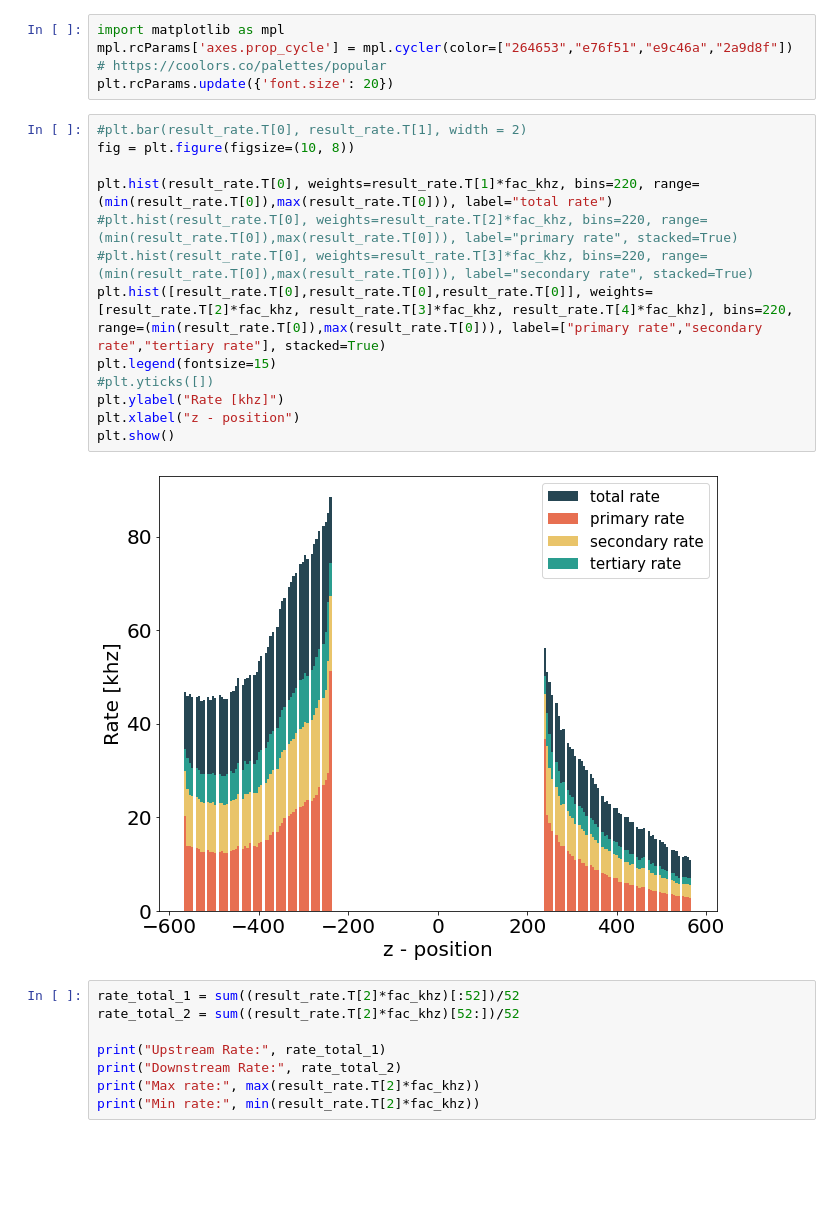
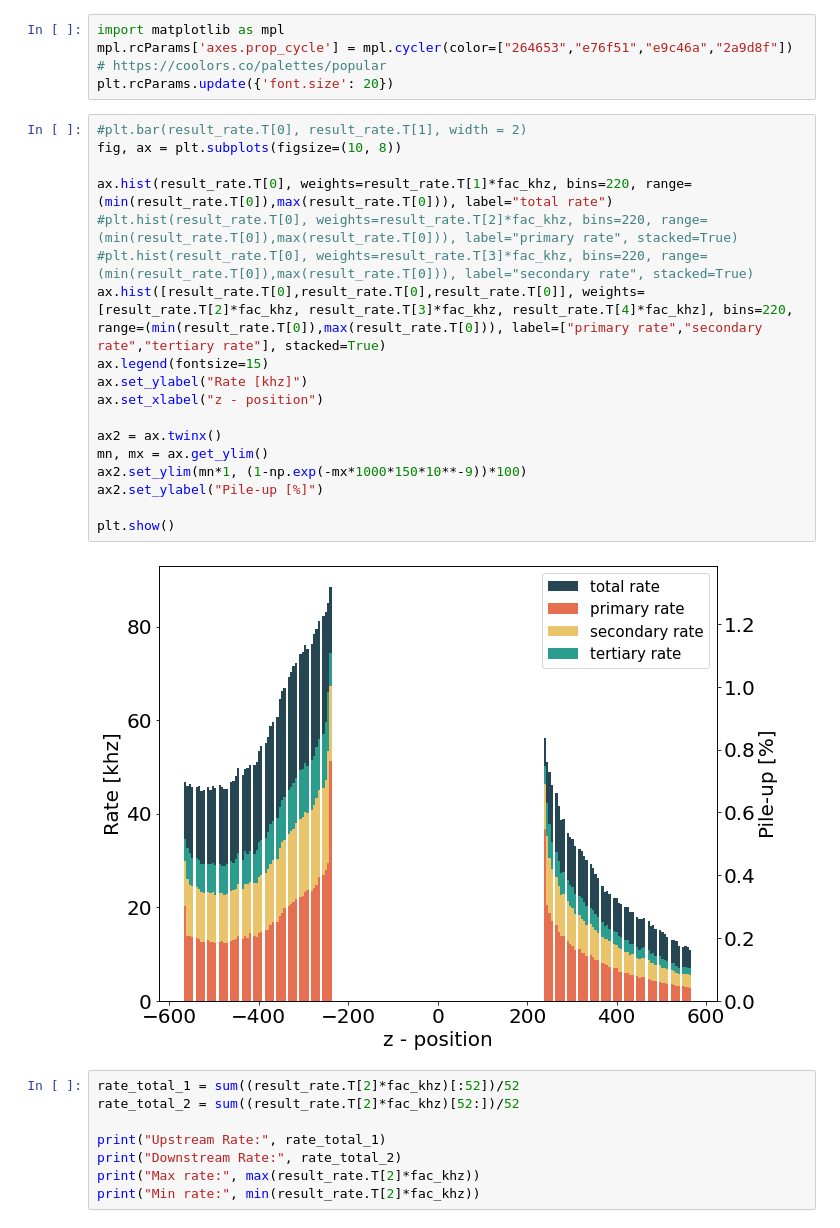
Before and after one commit to maximilianKoeper/melp, a Jupyter notebook: jupyter-notbooks/example_melp_v2.ipynb, the cells around one changed output. Saved outputs shown, nothing was run; the diff lists cells and outputs as text; blank space fills up the shorter version.

Commit message:
improve plots and sync

```diff
--- a/jupyter-notbooks/example_melp_v2.ipynb
+++ b/jupyter-notbooks/example_melp_v2.ipynb
@@ -146,19 +146,24 @@ mpl.rcParams['axes.prop_cycle'] = mpl.cycler(color=["264653","e76f51","e9c46a","
 plt.rcParams.update({'font.size': 20})
 # %%
 #plt.bar(result_rate.T[0], result_rate.T[1], width = 2)
-fig = plt.figure(figsize=(10, 8))
+fig, ax = plt.subplots(figsize=(10, 8))
 
-plt.hist(result_rate.T[0], weights=result_rate.T[1]*fac_khz, bins=220, range=(min(result_rate.T[0]),max(result_rate.T[0])), label="total rate")
+ax.hist(result_rate.T[0], weights=result_rate.T[1]*fac_khz, bins=220, range=(min(result_rate.T[0]),max(result_rate.T[0])), label="total rate")
 #plt.hist(result_rate.T[0], weights=result_rate.T[2]*fac_khz, bins=220, range=(min(result_rate.T[0]),max(result_rate.T[0])), label="primary rate", stacked=True)
 #plt.hist(result_rate.T[0], weights=result_rate.T[3]*fac_khz, bins=220, range=(min(result_rate.T[0]),max(result_rate.T[0])), label="secondary rate", stacked=True)
-plt.hist([result_rate.T[0],result_rate.T[0],result_rate.T[0]], weights=[result_rate.T[2]*fac_khz, result_rate.T[3]*fac_khz, result_rate.T[4]*fac_khz], bins=220, range=(min(result_rate.T[0]),max(result_rate.T[0])), label=["primary rate","secondary rate","tertiary rate"], stacked=True)
-plt.legend(fontsize=15)
-#plt.yticks([])
-plt.ylabel("Rate [khz]")
-plt.xlabel("z - position")
+ax.hist([result_rate.T[0],result_rate.T[0],result_rate.T[0]], weights=[result_rate.T[2]*fac_khz, result_rate.T[3]*fac_khz, result_rate.T[4]*fac_khz], bins=220, range=(min(result_rate.T[0]),max(result_rate.T[0])), label=["primary rate","secondary rate","tertiary rate"], stacked=True)
+ax.legend(fontsize=15)
+ax.set_ylabel("Rate [khz]")
+ax.set_xlabel("z - position")
+
+ax2 = ax.twinx()
+mn, mx = ax.get_ylim()
+ax2.set_ylim(mn*1, (1-np.exp(-mx*1000*150*10**-9))*100)
+ax2.set_ylabel("Pile-up [%]")
+
 plt.show()
 # %% [output]
-[figure, old version]
+[figure, new version]
 # %%
 rate_total_1 = sum((result_rate.T[2]*fac_khz)[:52])/52
 rate_total_2 = sum((result_rate.T[2]*fac_khz)[52:])/52
```
Also changed, not shown: parts of 5 cells of this notebook, 1 other file.
